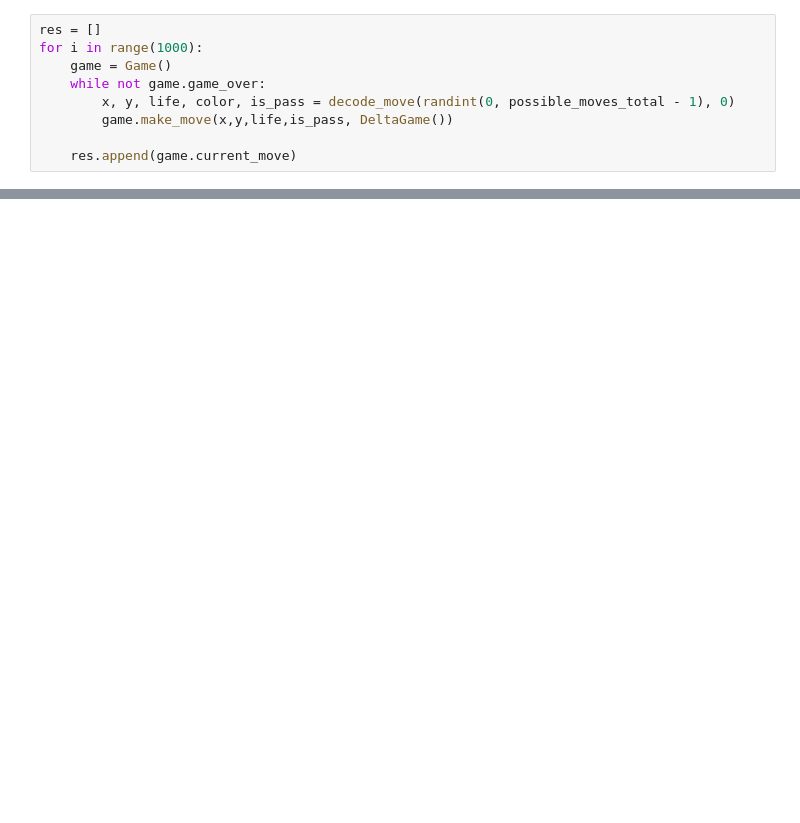
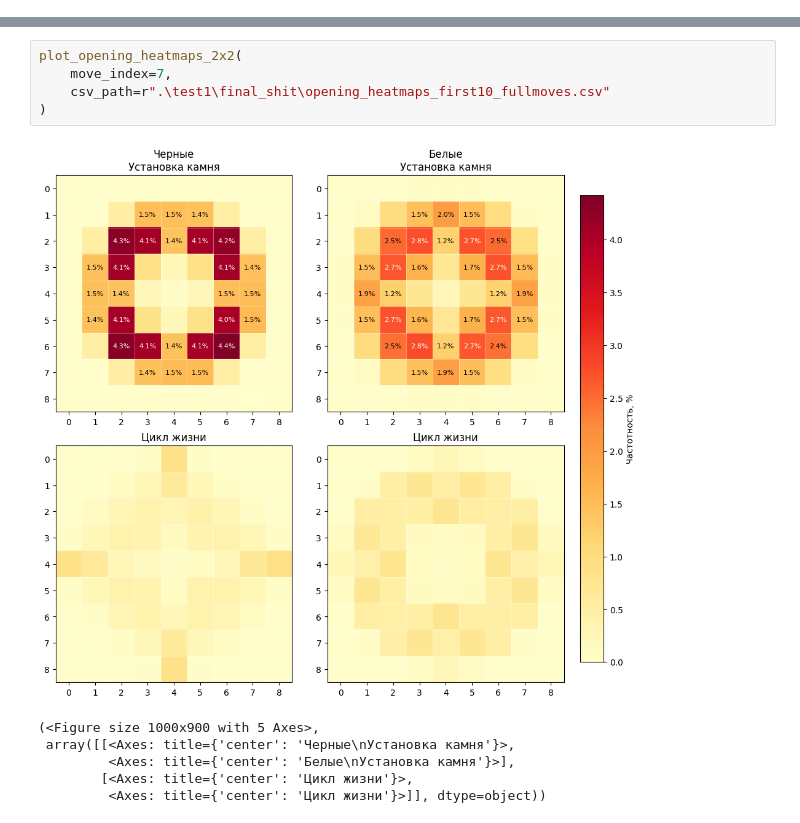
Before and after one commit to Gribtsi/GoL_AI, a Jupyter notebook: Untitled.ipynb, the cells around one changed output, grey strips where cells are left out. Saved outputs shown, nothing was run; the diff lists cells and outputs as text; blank space fills up the shorter version.

```diff
--- a/Untitled.ipynb
+++ b/Untitled.ipynb
@@ -30,9 +0,0 @@ from random import randint
-# %%
-res = []
-for i in range(1000):
-    game = Game()
-    while not game.game_over:
-        x, y, life, color, is_pass = decode_move(randint(0, possible_moves_total - 1), 0)
-        game.make_move(x,y,life,is_pass, DeltaGame())
-
-    res.append(game.current_move)
@@ -136,0 +872,12 @@ array([-10.,  -9.,  -8.,  -7.,  -6.,  -5.,  -4.,  -3.,  -2.,  -1.,   0.,
+# %%
+plot_opening_heatmaps_2x2(
+    move_index=7,
+    csv_path=r".\test1\final_shit\opening_heatmaps_first10_fullmoves.csv"
+)
+# %% [output]
+[figure, added]
+(<Figure size 1000x900 with 5 Axes>,
+ array([[<Axes: title={'center': 'Черные\nУстановка камня'}>,
+         <Axes: title={'center': 'Белые\nУстановка камня'}>],
+        [<Axes: title={'center': 'Цикл жизни'}>,
+         <Axes: title={'center': 'Цикл жизни'}>]], dtype=object))
```
Also changed, not shown: parts of 15 cells of this notebook, 45 other files.
